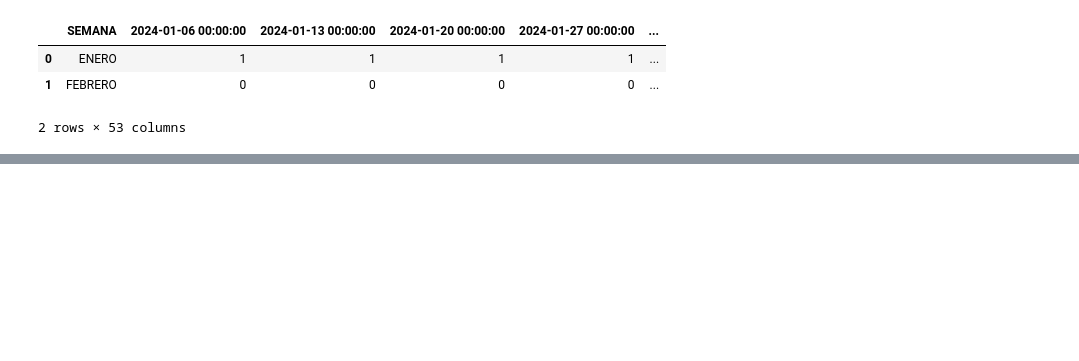
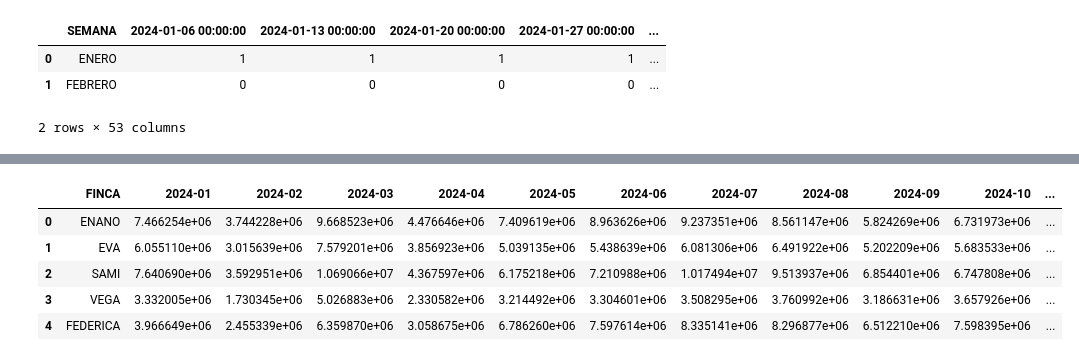
Before and after one commit to ngarrido24/mano_de_obra_agrovid, a Jupyter notebook: mano_de_obra.ipynb, the cells around one changed output, grey strips where cells are left out. Saved outputs shown, nothing was run; the diff lists cells and outputs as text; code cells hidden in the pictures; blank space fills up the shorter version.

```diff
--- a/mano_de_obra.ipynb
+++ b/mano_de_obra.ipynb
@@ -290,4 +317,4 @@ volum_file.head(3)
 # %%
 volum_distribution_matrix = volum_distribution.iloc[:, 1:]
-volum_file_100001 = volum_file[volum_file['CONCEPTO'] == 'CAJAS'].iloc[:, 3:]
+volum_file_matrix = volum_file[volum_file['CONCEPTO'] == 'CAJAS'].iloc[:, 3:]
 volum_file_subset = volum_file[volum_file['CONCEPTO'] == 'CAJAS']
@@ -398,0 +321,5 @@ dtype: float64
+# %%
+full_matrix = volum_file_subset.merge(cut_emp, on=['FINCA'], how='inner')
+full_matrix_100001 = full_matrix[full_matrix['ID'] == 100001]
+# %%
+quantity_100001 = calculate_volume_distribution(volum_file_matrix, volum_distribution_matrix, volum_file_subset, month_colums)
@@ -398,0 +343,2 @@ dtype: float64
+# %%
+labor_100001 = multiply_price(quantity_100001, full_matrix_100001, 'FINCA', 'TARIFA', 'PROMEDIADO', month_colums)
@@ -398,0 +350,4 @@ dtype: float64
+# %%
+promediado_100001 = multiply_by_month_promediado(labor_100001, promediado, month_colums)
+promediado_100001.head(5)
+# %% [output]
@@ -398,0 +358,6 @@ dtype: float64
+|  | FINCA | 2024-01 | 2024-02 | 2024-03 | 2024-04 | 2024-05 | 2024-06 | 2024-07 | 2024-08 | 2024-09 | 2024-10 | ... |
+| 0 | ENANO | 7.466254e+06 | 3.744228e+06 | 9.668523e+06 | 4.476646e+06 | 7.409619e+06 | 8.963626e+06 | 9.237351e+06 | 8.561147e+06 | 5.824269e+06 | 6.731973e+06 | ... |
+| 1 | EVA | 6.055110e+06 | 3.015639e+06 | 7.579201e+06 | 3.856923e+06 | 5.039135e+06 | 5.438639e+06 | 6.081306e+06 | 6.491922e+06 | 5.202209e+06 | 5.683533e+06 | ... |
+| 2 | SAMI | 7.640690e+06 | 3.592951e+06 | 1.069066e+07 | 4.367597e+06 | 6.175218e+06 | 7.210988e+06 | 1.017494e+07 | 9.513937e+06 | 6.854401e+06 | 6.747808e+06 | ... |
+| 3 | VEGA | 3.332005e+06 | 1.730345e+06 | 5.026883e+06 | 2.330582e+06 | 3.214492e+06 | 3.304601e+06 | 3.508295e+06 | 3.760992e+06 | 3.186631e+06 | 3.657926e+06 | ... |
+| 4 | FEDERICA | 3.966649e+06 | 2.455339e+06 | 6.359870e+06 | 3.058675e+06 | 6.786260e+06 | 7.597614e+06 | 8.335141e+06 | 8.296877e+06 | 6.512210e+06 | 7.598395e+06 | ... |
```
Also changed, not shown: parts of 20 cells of this notebook, 1 other file.
